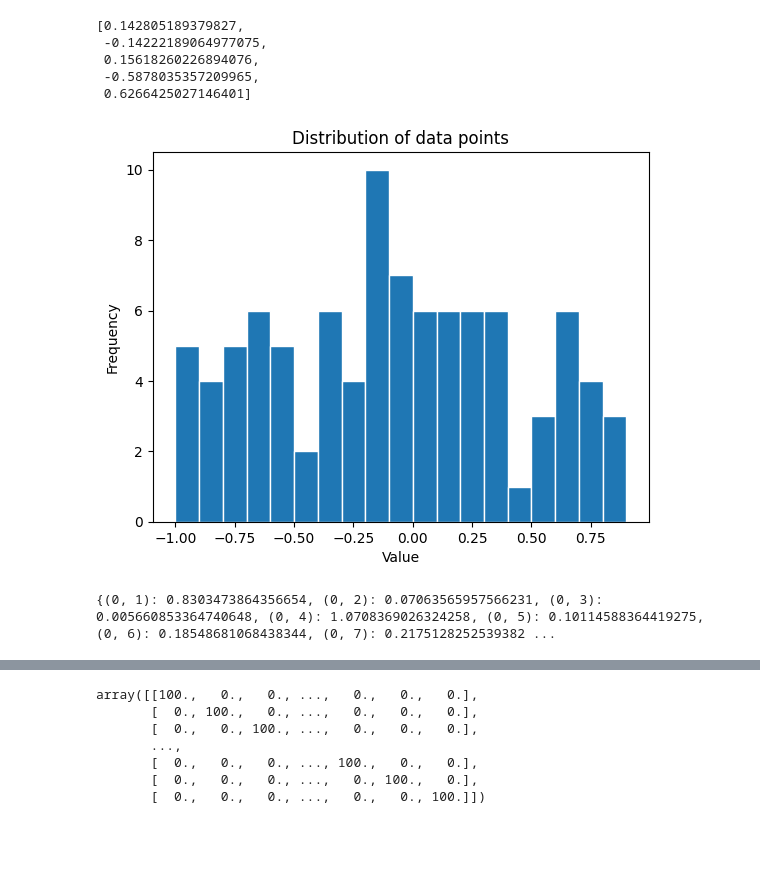
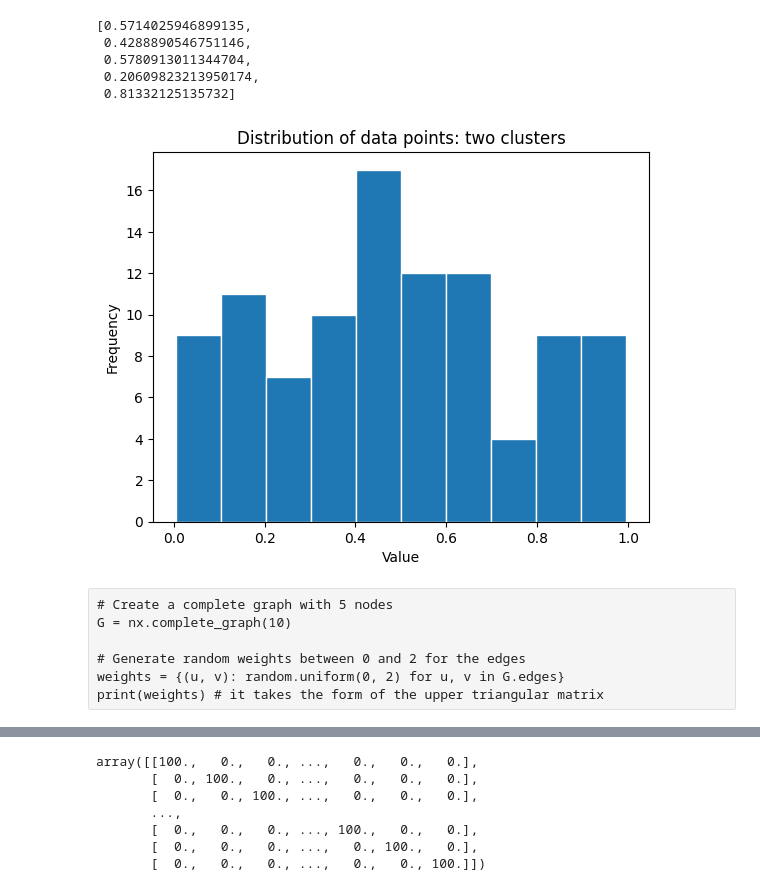
Before and after one commit to 24shiny/Spectral_clustering, a Jupyter notebook: p3_method_verification.ipynb, the cells around one changed output, grey strips where cells are left out. Saved outputs shown, nothing was run; the diff lists cells and outputs as text; code cells hidden in the pictures; blank space fills up the shorter version.

```diff
--- a/p3_method_verification.ipynb
+++ b/p3_method_verification.ipynb
@@ -13,31 +13,30 @@ from scipy import linalg
 x = []
 random.seed(10)
 for i in range(100):
-    x.append(random.uniform(-1,1))
+    x.append(random.uniform(0,1))
+    # x.append(random.uniform(4,5))
 x[:5]
 # %% [output]
-[0.142805189379827,
- -0.14222189064977075,
- 0.15618260226894076,
- -0.5878035357209965,
- 0.6266425027146401]
+[0.5714025946899135,
+ 0.4288890546751146,
+ 0.5780913011344704,
+ 0.20609823213950174,
+ 0.81332125135732]
 # %%
-plt.hist(x, edgecolor='white', bins=np.arange(-1, 1, 0.1))
+plt.hist(x, edgecolor='white')
 plt.xlabel('Value')
 plt.ylabel('Frequency')
-plt.title('Distribution of data points')
+plt.title('Distribution of data points: two clusters')
 plt.show()
 # %% [output]
-[figure, old version]
+[figure, new version]
-# %%
-# Create a complete graph with 5 nodes
-G = nx.complete_graph(10)
-
-# Generate random weights between 0 and 2 for the edges
-weights = {(u, v): random.uniform(0, 2) for u, v in G.edges}
-print(weights) # it takes the form of the upper triangular matrix
-# %% [output]
-{(0, 1): 0.8303473864356654, (0, 2): 0.07063565957566231, (0, 3): 0.005660853364740648, (0, 4): 1.0708369026324258, (0, 5): 0.10114588364419275, (0, 6): 0.18548681068438344, (0, 7): 0.2175128252539382 ...
+# %% [raw]
+# Create a complete graph with 5 nodes
+G = nx.complete_graph(10)
+
+# Generate random weights between 0 and 2 for the edges
+weights = {(u, v): random.uniform(0, 2) for u, v in G.edges}
+print(weights) # it takes the form of the upper triangular matrix
 # %%
 # To calculate weights according to the Gaussian similarity function
 # transversing the upper triangular part of x_df is just enought
```
Also changed, not shown: parts of 33 cells of this notebook.
